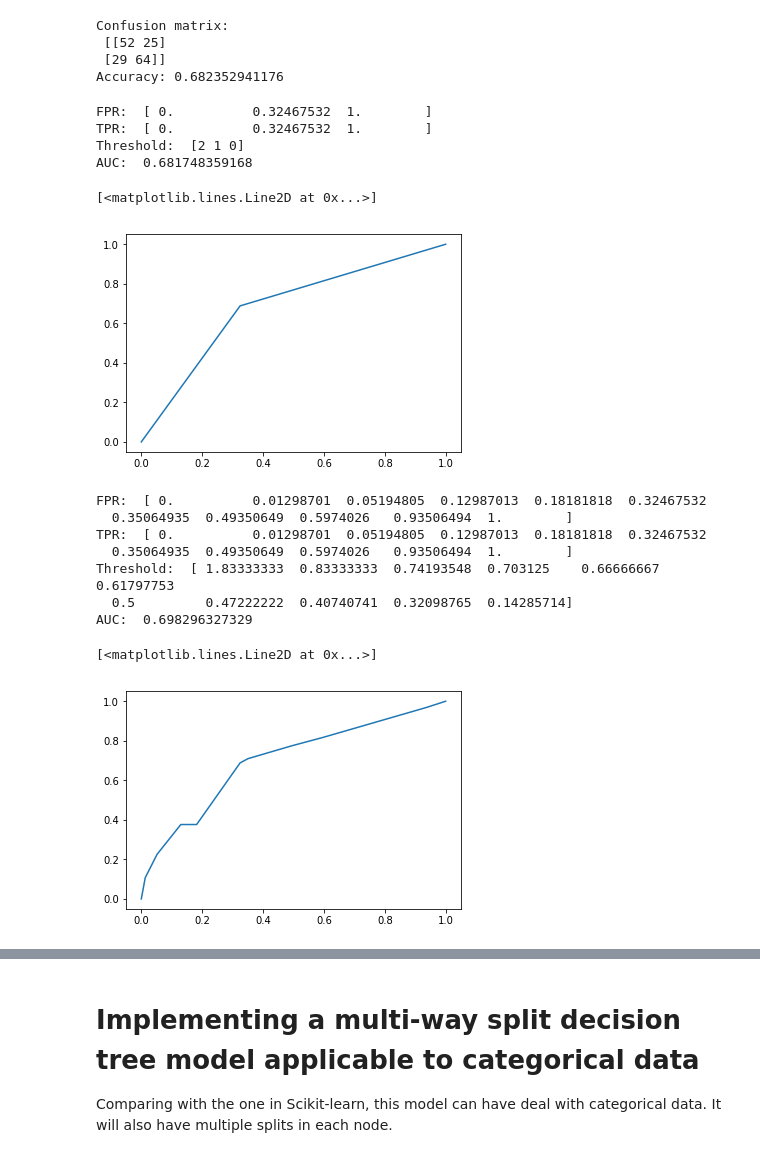
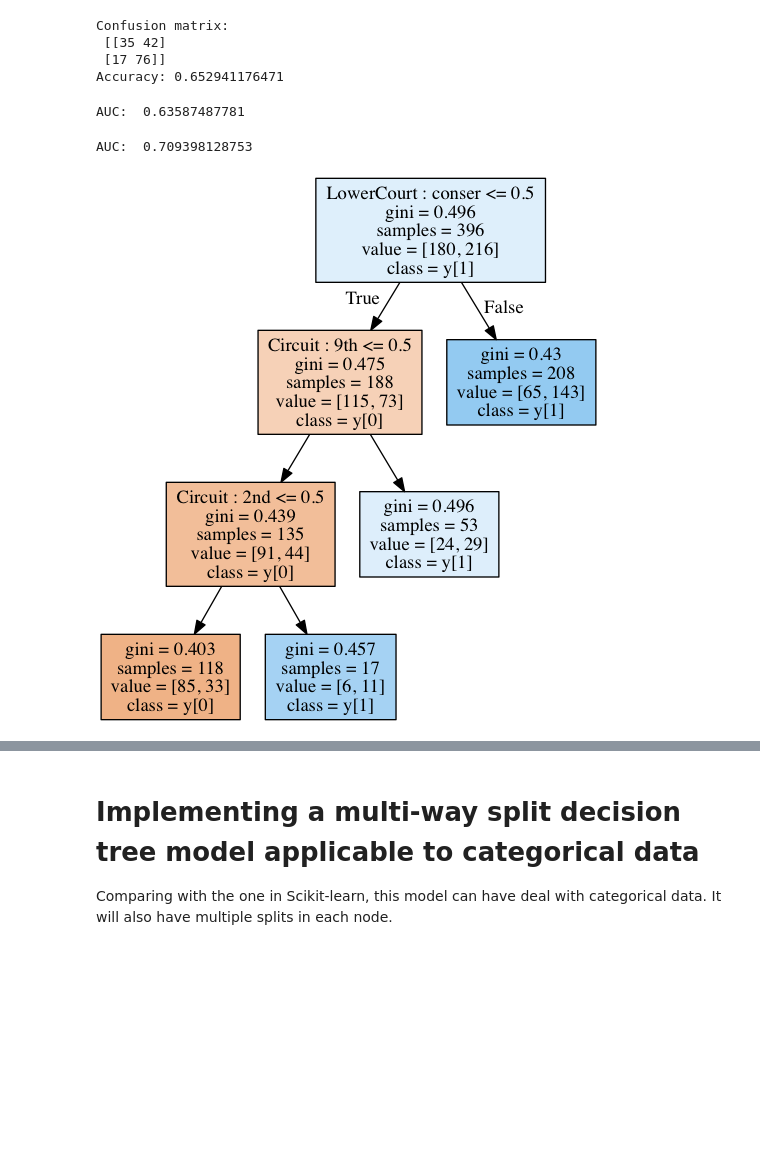
Before and after one commit to flyeversheep/Decisiontree_categorical, a Jupyter notebook: Stevens.ipynb, the cells around one changed output, grey strips where cells are left out. Saved outputs shown, nothing was run; the diff lists cells and outputs as text; code cells hidden in the pictures; blank space fills up the shorter version.

```diff
--- a/Stevens.ipynb
+++ b/Stevens.ipynb
@@ -34,22 +82,27 @@ memory usage: 26.6+ KB
 # %%
 # identify the categorical data
-#categorical = ['Circuit','Issue','Petitioner','Respondent','LowerCourt']
-categorical = ['Issue','LowerCourt']
+categorical = ['Circuit','Issue','Petitioner','Respondent','LowerCourt']
+#categorical = ['Circuit']
+
+'''
+----------------------------
+Perform onehot encoding
+'''
 X_encoded = pd.DataFrame()
 
 for item in categorical:
+
+    label_coder = LabelEncoder()
     #encoder that transforms string into label
-    label_coder = LabelEncoder()
     label = label_coder.fit_transform(X[item])
+
+    onehot_coder = OneHotEncoder(sparse=False)
     #encoder that transforms label into multiple columns
-    onehot_coder = OneHotEncoder(sparse=False)
     a = onehot_coder.fit_transform(label.reshape(-1,1))
+
     new_a = pd.DataFrame(a,columns=item + " : " + label_coder.classes_)
+
     for col in new_a:
         X_encoded[col] = new_a[col]
 
-# identify the numerical data
-numerical = []
-
-for item in numerical:
-    X_encoded[item] = X[item]
+X_encoded.head()
@@ -62,6 +123,6 @@ X_train, X_test, Y_train, Y_test = train_test_split(X_encoded,
                                                     stratify = Y.Reverse)
 
 # model training
-model = DecisionTreeClassifier(min_samples_leaf = 10,criterion='entropy',min_impurity_decrease=0.0007)
+model = DecisionTreeClassifier(min_samples_leaf = 10,criterion='gini',min_impurity_decrease=0.007)
 model.fit(X_train, Y_train)
 # %% [output]
@@ -91,45 +140,44 @@ print('Confusion matrix:\n',confusion)
 print('Accuracy:',(confusion[0,0] + confusion[1,1]) / sum(sum(confusion)))
 # %% [output]
 Confusion matrix:
- [[52 25]
- [29 64]]
-Accuracy: 0.682352941176
+ [[35 42]
+ [17 76]]
+Accuracy: 0.652941176471
 # %%
-# using simple binary responds
+# using simple binary responds to calculate the AUC
 fpr, tpr, threshold = roc_curve(Y_test, Y_predict)
 
-print('FPR: ', fpr)
-print('TPR: ', fpr)
-print('Threshold: ', threshold)
+#print('FPR: ', fpr)
+#print('TPR: ', fpr)
+#print('Threshold: ', threshold)
 
 print('AUC: ', roc_auc_score(Y_test, Y_predict))
 
-plt.plot(fpr,tpr)
+#plt.plot(fpr,tpr)
 # %% [output]
-FPR:  [ 0.          0.32467532  1.        ]
-TPR:  [ 0.          0.32467532  1.        ]
-Threshold:  [2 1 0]
-AUC:  0.681748359168
+AUC:  0.63587487781
-[<matplotlib.lines.Line2D at 0x...>]
-[figure, removed]
 # %%
-# using probability responds
+# using probability responds to calculate the AUC
 Y_predprob = model.predict_proba(X_test)
 fpr, tpr, threshold = roc_curve(Y_test, Y_predprob[:,1])
 
-print('FPR: ', fpr)
-print('TPR: ', fpr)
-print('Threshold: ', threshold)
+#print('FPR: ', fpr)
+#print('TPR: ', fpr)
+#print('Threshold: ', threshold)
 
 print('AUC: ', roc_auc_score(Y_test, Y_predprob[:, 1]))
-plt.plot(fpr,tpr)
+#plt.plot(fpr,tpr)
 # %% [output]
-FPR:  [ 0.          0.01298701  0.05194805  0.12987013  0.18181818  0.32467532
-  0.35064935  0.49350649  0.5974026   0.93506494  1.        ]
-TPR:  [ 0.          0.01298701  0.05194805  0.12987013  0.18181818  0.32467532
-  0.35064935  0.49350649  0.5974026   0.93506494  1.        ]
-Threshold:  [ 1.83333333  0.83333333  0.74193548  0.703125    0.66666667  0.61797753
-  0.5         0.47222222  0.40740741  0.32098765  0.14285714]
-AUC:  0.698296327329
+AUC:  0.709398128753
-[<matplotlib.lines.Line2D at 0x...>]
-[figure, removed]
+# %%
+# export the decision tree graph
+export_graphviz(model,out_file='steven.dot',
+                feature_names=X_train.columns,
+                class_names = True,
+               leaves_parallel=False,
+               filled = True)
+
+!dot -Tpng steven.dot -o tree.png
+Image('tree.png')
+# %% [output]
+[figure, added]
```
Also changed, not shown: parts of 24 cells of this notebook, 1 other file.
